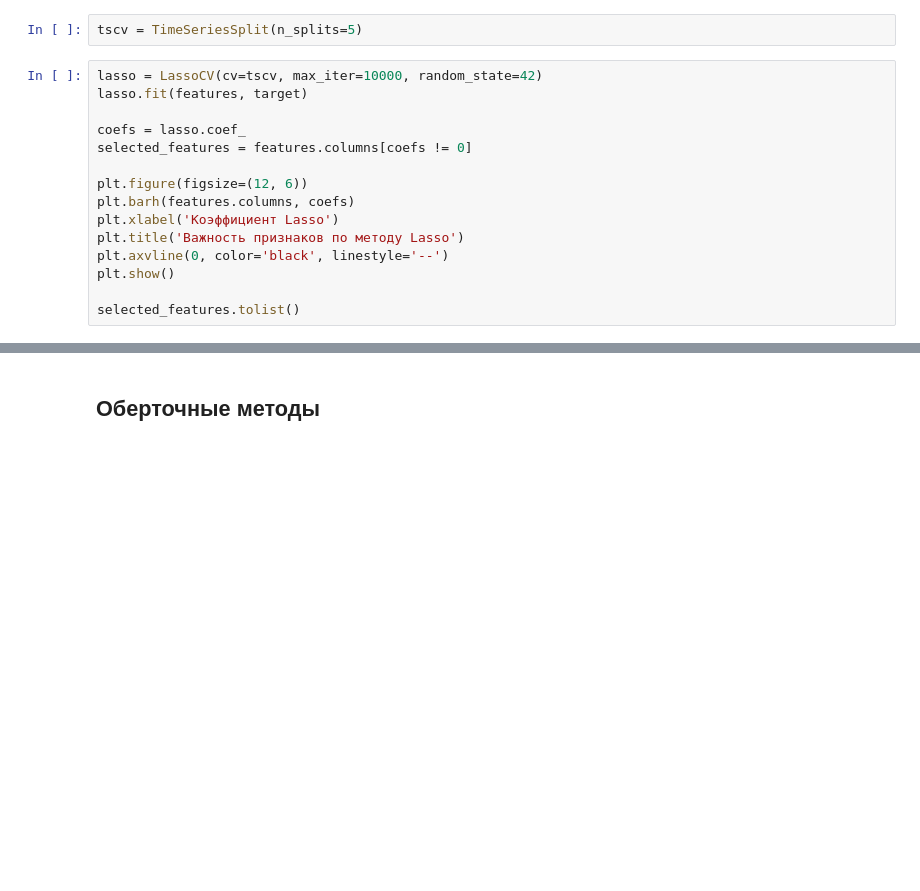
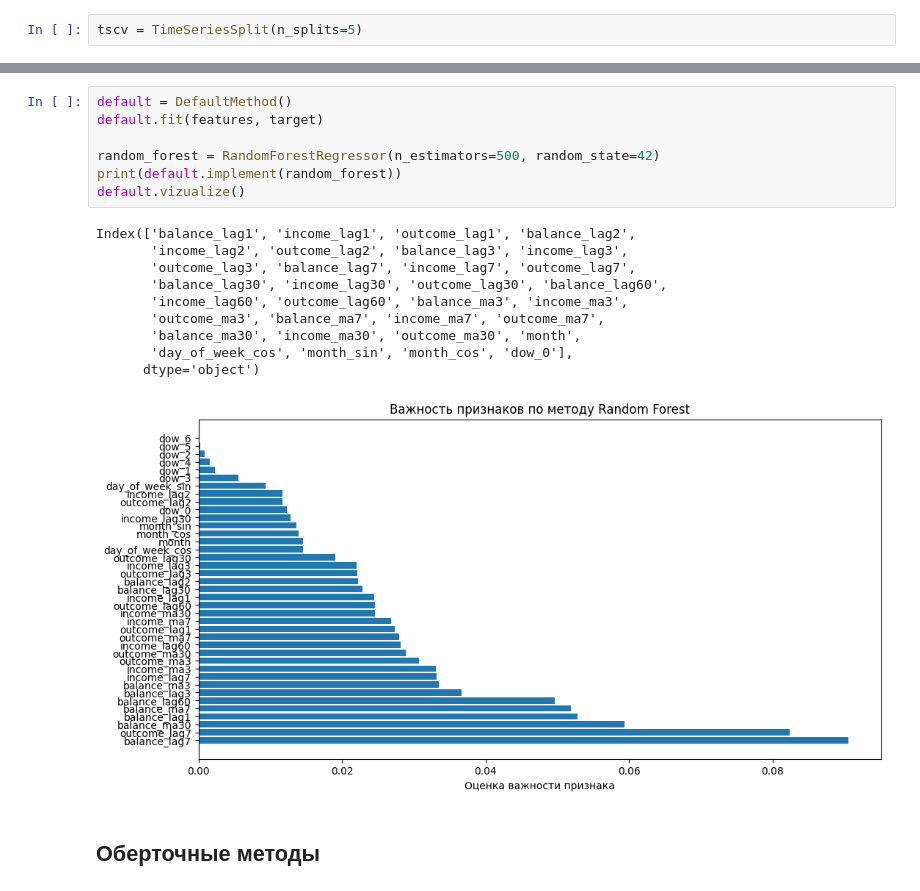
Before and after one commit to polyson28/TS_project, a Jupyter notebook: notebooks/feature_selection.ipynb, the cells around one changed output, grey strips where cells are left out. Cells and saved outputs as stored; diff of their text form; blank space fills up the shorter version.

```diff
--- a/notebooks/feature_selection.ipynb
+++ b/notebooks/feature_selection.ipynb
@@ -47,18 +51,3 @@ target = data_all.copy()['balance']
 ## Встроенные методы
 # %%
 tscv = TimeSeriesSplit(n_splits=5)
-# %%
-lasso = LassoCV(cv=tscv, max_iter=10000, random_state=42)
-lasso.fit(features, target)
-
-coefs = lasso.coef_
-selected_features = features.columns[coefs != 0]
-
-plt.figure(figsize=(12, 6))
-plt.barh(features.columns, coefs)
-plt.xlabel('Коэффициент Lasso')
-plt.title('Важность признаков по методу Lasso')
-plt.axvline(0, color='black', linestyle='--')
-plt.show()
-
-selected_features.tolist()
@@ -130,3 +68,21 @@ selected_features.tolist()
+# %%
+default = DefaultMethod()
+default.fit(features, target)
+
+random_forest = RandomForestRegressor(n_estimators=500, random_state=42)
+print(default.implement(random_forest))
+default.vizualize()
+# %% [output]
+Index(['balance_lag1', 'income_lag1', 'outcome_lag1', 'balance_lag2',
+       'income_lag2', 'outcome_lag2', 'balance_lag3', 'income_lag3',
+       'outcome_lag3', 'balance_lag7', 'income_lag7', 'outcome_lag7',
+       'balance_lag30', 'income_lag30', 'outcome_lag30', 'balance_lag60',
+       'income_lag60', 'outcome_lag60', 'balance_ma3', 'income_ma3',
+       'outcome_ma3', 'balance_ma7', 'income_ma7', 'outcome_ma7',
+       'balance_ma30', 'income_ma30', 'outcome_ma30', 'month',
+       'day_of_week_cos', 'month_sin', 'month_cos', 'dow_0'],
+      dtype='object')
+[figure, added]
 # %% [markdown]
 ## Оберточные методы
 # %%
```
Also changed, not shown: parts of 9 cells of this notebook, 1 other file.
